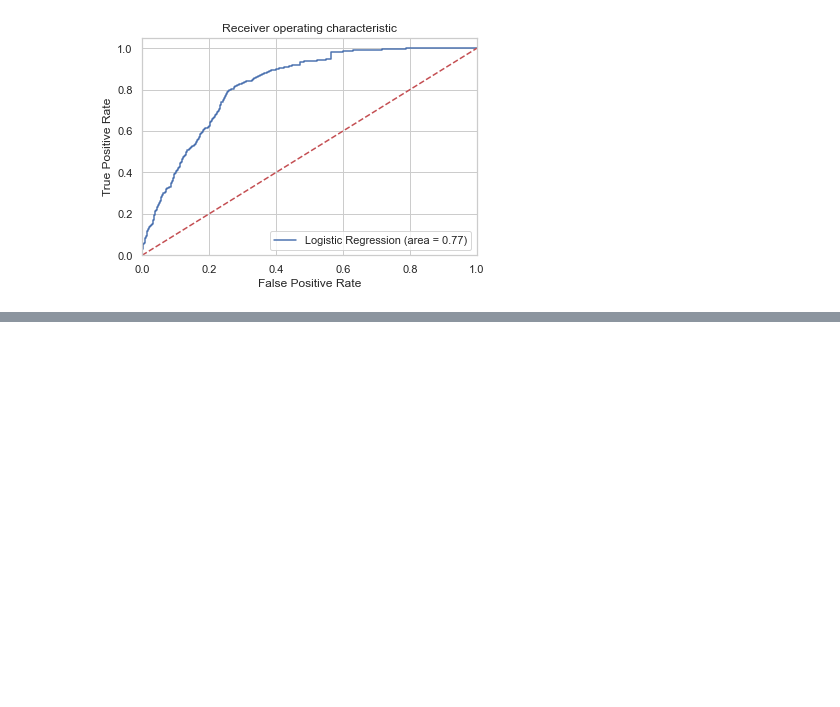
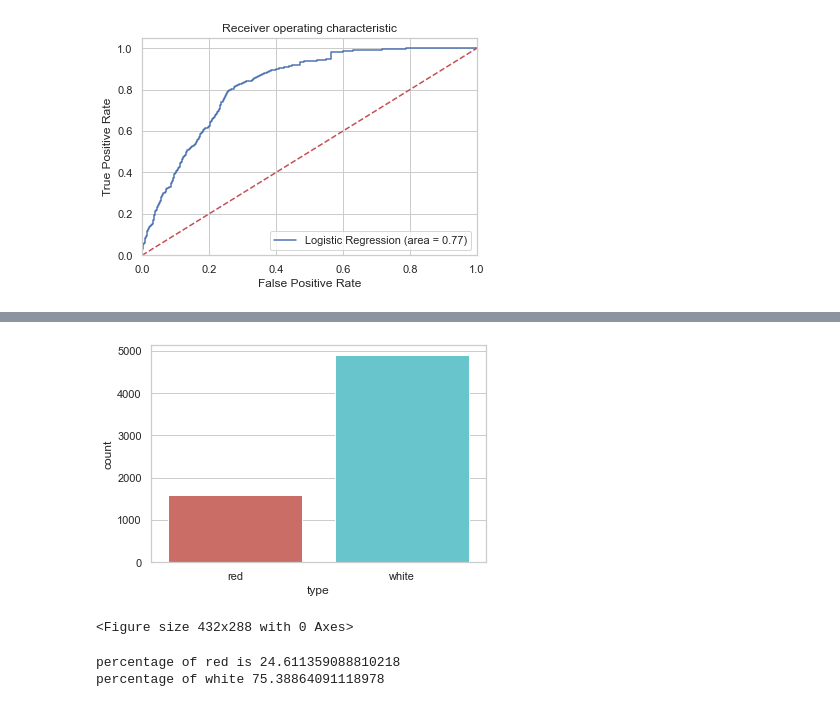
Before and after one commit to samuelroiz/Wine_Qlt, a Jupyter notebook: data_read.ipynb, the cells around one changed output, grey strips where cells are left out. Saved outputs shown, nothing was run; the diff lists cells and outputs as text; code cells hidden in the pictures; blank space fills up the shorter version.

Commit message:
Added images and updated code.

```diff
--- a/data_read.ipynb
+++ b/data_read.ipynb
@@ -618,0 +621,3 @@ plt.show()
+# %%
+# Read CSV file in path
+wine_df = pd.read_csv(Path('Data/wine_data_given.csv'))
@@ -618,0 +640,20 @@ plt.show()
+# %%
+sns.countplot(x='type', data=wine_df, palette='hls')
+plt.show()
+plt.savefig('count_type_of_wine.png')
+# %% [output]
+[figure, added]
+<Figure size 432x288 with 0 Axes>
+# %%
+count_male = len(wine_df[wine_df['type']=='red'])
+count_female = len(wine_df[wine_df['type']=='white'])
+pct_of_male = count_male/(count_male+count_female)
+print("percentage of red is", pct_of_male*100)
+pct_of_female = count_female/(count_male+count_female)
+print("percentage of white", pct_of_female*100)
+
+# Our classes are imbalanced, and the ratio of male to female instances is 49:51.
+#  Before we go ahead to balance the classes, let’s do some more exploration.
+# %% [output]
+percentage of red is 24.611359088810218
+percentage of white 75.38864091118978
```
Also changed, not shown: parts of 4 cells of this notebook, 2 other files.
